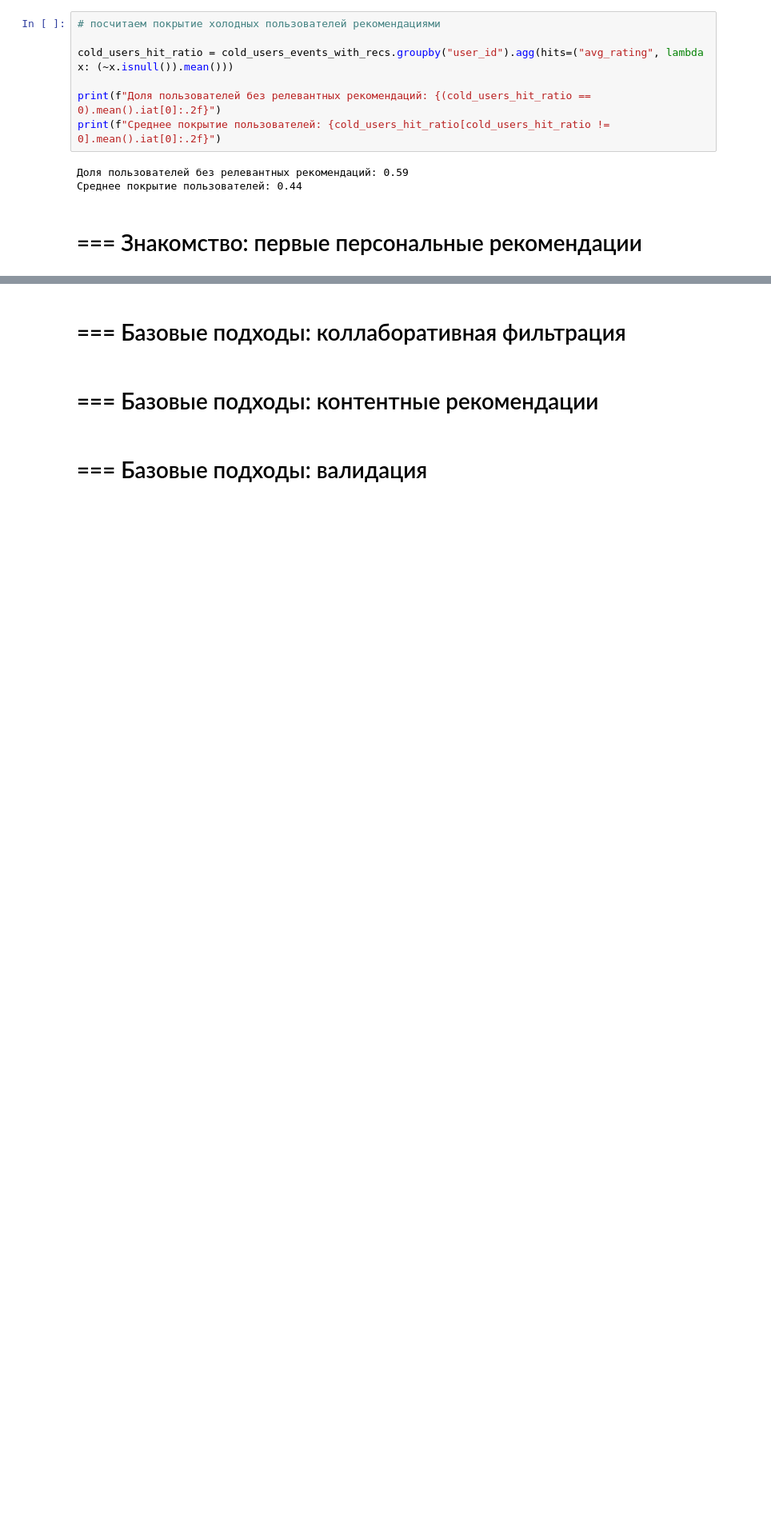
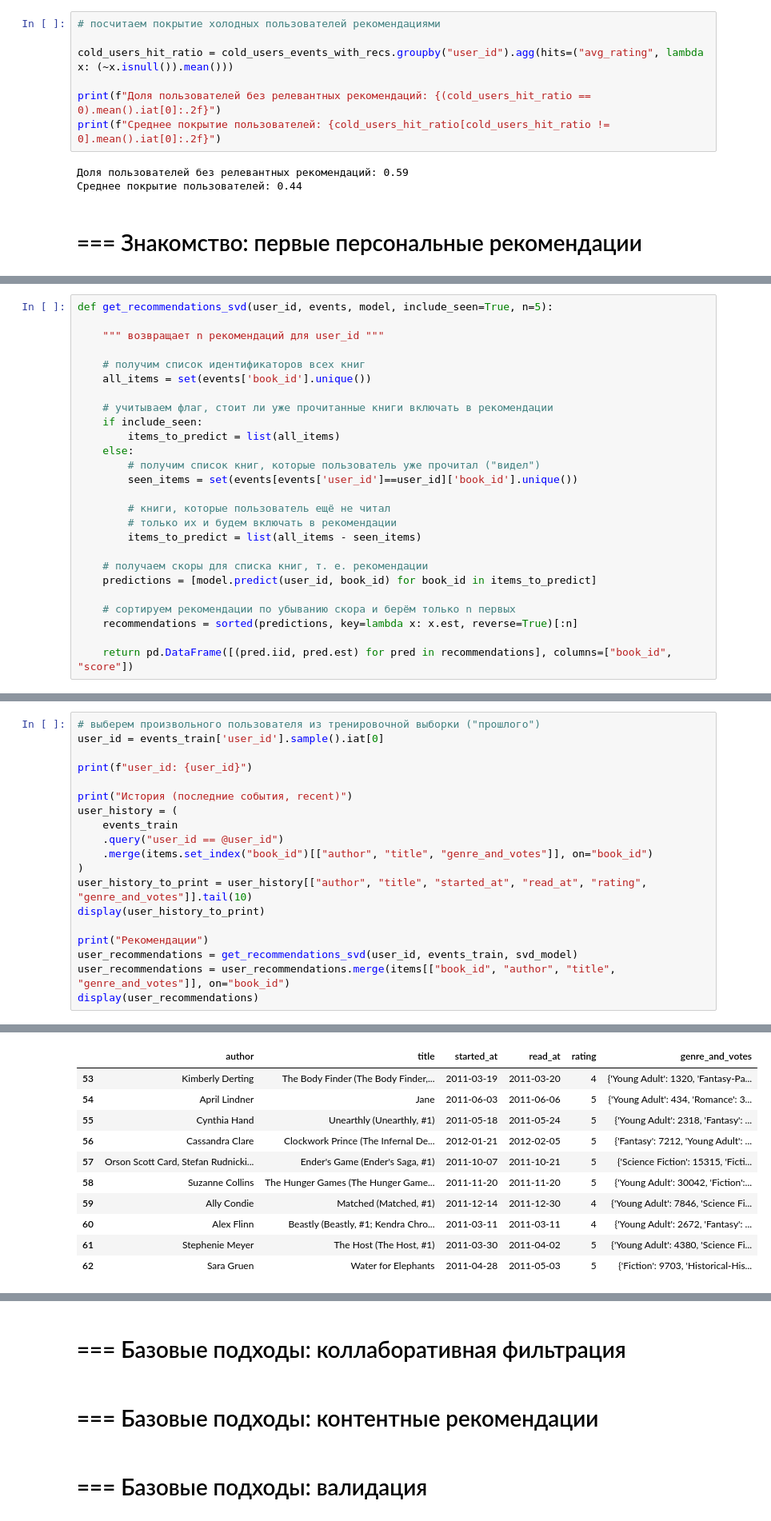
Before and after one commit to AnnettVsemPrivet/mle-recsys-start, a Jupyter notebook: main_offline.ipynb, the cells around one changed output, grey strips where cells are left out. Shown: that part at 80% size. Drawn from its saved outputs; the diff is of its cells as text; blank space fills up the shorter version.

```diff
--- a/main_offline.ipynb
+++ b/main_offline.ipynb
@@ -131,0 +251,26 @@ print(f"Среднее покрытие пользователей: {cold_users_
+# %%
+def get_recommendations_svd(user_id, events, model, include_seen=True, n=5):
+
+    """ возвращает n рекомендаций для user_id """
+
+    # получим список идентификаторов всех книг
+    all_items = set(events['book_id'].unique())
+
+    # учитываем флаг, стоит ли уже прочитанные книги включать в рекомендации
+    if include_seen:
+        items_to_predict = list(all_items)
+    else:
+        # получим список книг, которые пользователь уже прочитал ("видел")
+        seen_items = set(events[events['user_id']==user_id]['book_id'].unique())
+
+        # книги, которые пользователь ещё не читал
+        # только их и будем включать в рекомендации
+        items_to_predict = list(all_items - seen_items)
+
+    # получаем скоры для списка книг, т. е. рекомендации
+    predictions = [model.predict(user_id, book_id) for book_id in items_to_predict]
+
+    # сортируем рекомендации по убыванию скора и берём только n первых
+    recommendations = sorted(predictions, key=lambda x: x.est, reverse=True)[:n]
+
+    return pd.DataFrame([(pred.iid, pred.est) for pred in recommendations], columns=["book_id", "score"])
@@ -131,0 +286,20 @@ print(f"Среднее покрытие пользователей: {cold_users_
+# %%
+# выберем произвольного пользователя из тренировочной выборки ("прошлого")
+user_id = events_train['user_id'].sample().iat[0]
+
+print(f"user_id: {user_id}")
+
+print("История (последние события, recent)")
+user_history = (
+    events_train
+    .query("user_id == @user_id")
+    .merge(items.set_index("book_id")[["author", "title", "genre_and_votes"]], on="book_id")
+)
+user_history_to_print = user_history[["author", "title", "started_at", "read_at", "rating", "genre_and_votes"]].tail(10)
+display(user_history_to_print)
+
+print("Рекомендации")
+user_recommendations = get_recommendations_svd(user_id, events_train, svd_model)
+user_recommendations = user_recommendations.merge(items[["book_id", "author", "title", "genre_and_votes"]], on="book_id")
+display(user_recommendations)
+# %% [output]
@@ -131,0 +308,11 @@ print(f"Среднее покрытие пользователей: {cold_users_
+|  | author | title | started_at | read_at | rating | genre_and_votes |
+| 53 | Kimberly Derting | The Body Finder (The Body Finder,... | 2011-03-19 | 2011-03-20 | 4 | {'Young Adult': 1320, 'Fantasy-Pa... |
+| 54 | April Lindner | Jane | 2011-06-03 | 2011-06-06 | 5 | {'Young Adult': 434, 'Romance': 3... |
+| 55 | Cynthia Hand | Unearthly (Unearthly, #1) | 2011-05-18 | 2011-05-24 | 5 | {'Young Adult': 2318, 'Fantasy': ... |
+| 56 | Cassandra Clare | Clockwork Prince (The Infernal De... | 2012-01-21 | 2012-02-05 | 5 | {'Fantasy': 7212, 'Young Adult': ... |
+| 57 | Orson Scott Card, Stefan Rudnicki... | Ender's Game (Ender's Saga, #1) | 2011-10-07 | 2011-10-21 | 5 | {'Science Fiction': 15315, 'Ficti... |
+| 58 | Suzanne Collins | The Hunger Games (The Hunger Game... | 2011-11-20 | 2011-11-20 | 5 | {'Young Adult': 30042, 'Fiction':... |
+| 59 | Ally Condie | Matched (Matched, #1) | 2011-12-14 | 2011-12-30 | 4 | {'Young Adult': 7846, 'Science Fi... |
+| 60 | Alex Flinn | Beastly (Beastly, #1; Kendra Chro... | 2011-03-11 | 2011-03-11 | 4 | {'Young Adult': 2672, 'Fantasy': ... |
+| 61 | Stephenie Meyer | The Host (The Host, #1) | 2011-03-30 | 2011-04-02 | 5 | {'Young Adult': 4380, 'Science Fi... |
+| 62 | Sara Gruen | Water for Elephants | 2011-04-28 | 2011-05-03 | 5 | {'Fiction': 9703, 'Historical-His... |
```
Also changed, not shown: parts of 16 cells of this notebook.
